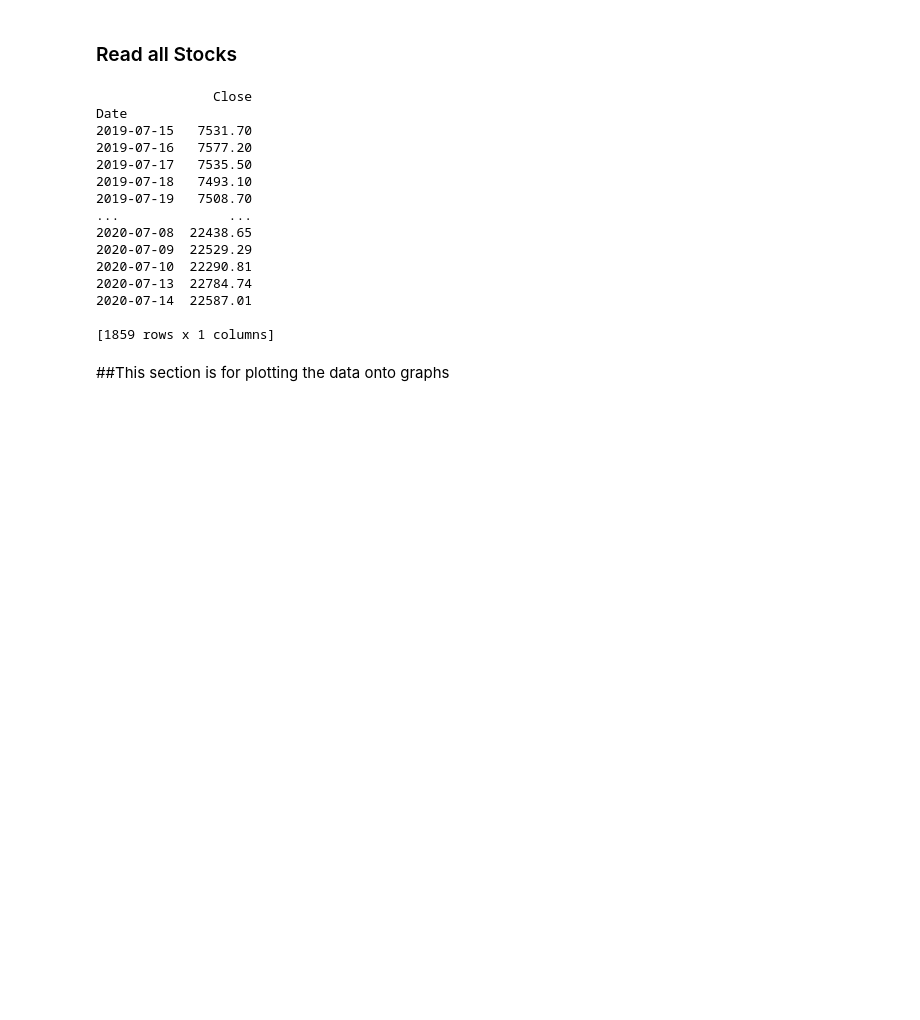
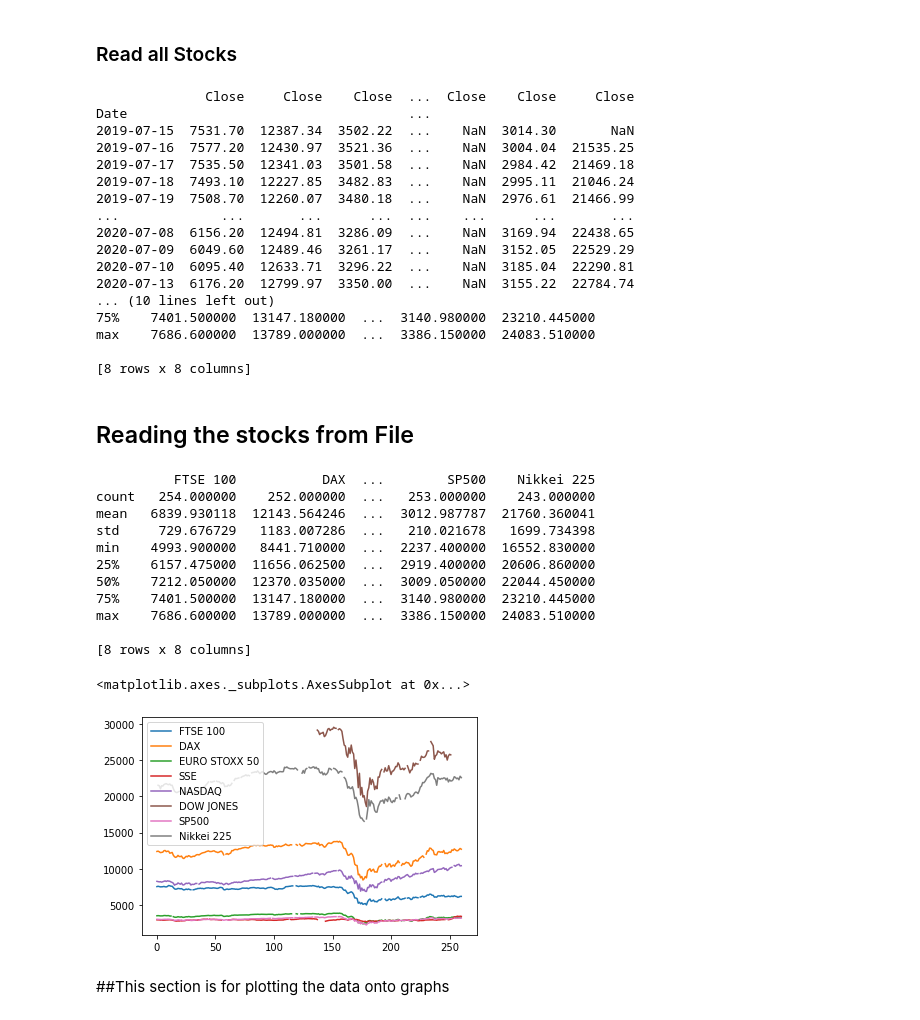
Before and after one commit to UliksSekiraqa/StockMarketAnalysis, a Jupyter notebook: DataAnalysis.ipynb, the cells around one changed output. Drawn from its saved outputs; the diff is of its cells as text; code cells hidden in the pictures; blank space fills up the shorter version.

Commit message:
Added line graphs for Alpha Vantage and yfinance data

```diff
--- a/DataAnalysis.ipynb
+++ b/DataAnalysis.ipynb
@@ -313,7 +353,7 @@ def readAllStocks():
     USA_SP500 = yf.Ticker("^GSPC").history(period="1y")
     nikkei = yf.Ticker("^N225").history(period="1y")
     '''
-       print(ftse.head())
+    print(ftse.head())
     print(dax_germany.head())
     print(euro_stoxx.head())
     print(SSE_data.head())
@@ -324,39 +364,63 @@ def readAllStocks():
     '''
 
 
-    new_df = pd.DataFrame(ftse, columns=["Close"])
-    new1_df = pd.DataFrame(dax_germany, columns=["Close"])
-    new2_df = pd.DataFrame(euro_stoxx, columns=["Close"])
-    new3_df = pd.DataFrame(SSE_data, columns=["Close"])
-    new4_df = pd.DataFrame(USA_NAS, columns=["Close"])
-    new5_df = pd.DataFrame(USA_DJ, columns=["Close"])
-    new6_df = pd.DataFrame(USA_SP500, columns=["Close"])
-    new7_df = pd.DataFrame(nikkei, columns=["Close"])
+    ftseDf = pd.DataFrame(ftse, columns=["Close"])
+    daxDf = pd.DataFrame(dax_germany, columns=["Close"])
+    euroDf = pd.DataFrame(euro_stoxx, columns=["Close"])
+    sseDf = pd.DataFrame(SSE_data, columns=["Close"])
+    nasDf = pd.DataFrame(USA_NAS, columns=["Close"])
+    dowjonesDf = pd.DataFrame(USA_DJ, columns=["Close"])
+    sp500Df = pd.DataFrame(USA_SP500, columns=["Close"])
+    nikkeiDf = pd.DataFrame(nikkei, columns=["Close"])
 
 
-    frames =[new_df,new1_df,new2_df,new3_df,new4_df,new5_df,new6_df,new7_df]
+    #frames =[ftseDf,daxDf,euroDf,sseDf,nasDf,dowjonesDf,sp500Df,nikkeiDf]
+    horizontal_stack = pd.concat([ftseDf, daxDf,euroDf,sseDf,nasDf,dowjonesDf,sp500Df,nikkeiDf], axis=1)
 
-    result = pd.concat(frames)
-    print(result)
-    result.to_csv("result.csv")
-
+    print(horizontal_stack)
+    print (horizontal_stack.describe())
+    #horizontal_stack.to_csv("result.csv")
 
 readAllStocks()
 # %% [output]
-               Close
-Date
-2019-07-15   7531.70
-2019-07-16   7577.20
-2019-07-17   7535.50
-2019-07-18   7493.10
-2019-07-19   7508.70
-...              ...
-2020-07-08  22438.65
-2020-07-09  22529.29
-2020-07-10  22290.81
-2020-07-13  22784.74
-2020-07-14  22587.01
+              Close     Close    Close  ...  Close    Close     Close
+Date                                    ...
+2019-07-15  7531.70  12387.34  3502.22  ...    NaN  3014.30       NaN
+2019-07-16  7577.20  12430.97  3521.36  ...    NaN  3004.04  21535.25
+2019-07-17  7535.50  12341.03  3501.58  ...    NaN  2984.42  21469.18
+2019-07-18  7493.10  12227.85  3482.83  ...    NaN  2995.11  21046.24
+2019-07-19  7508.70  12260.07  3480.18  ...    NaN  2976.61  21466.99
+...             ...       ...      ...  ...    ...      ...       ...
+2020-07-08  6156.20  12494.81  3286.09  ...    NaN  3169.94  22438.65
+2020-07-09  6049.60  12489.46  3261.17  ...    NaN  3152.05  22529.29
+2020-07-10  6095.40  12633.71  3296.22  ...    NaN  3185.04  22290.81
+2020-07-13  6176.20  12799.97  3350.00  ...    NaN  3155.22  22784.74
+... (10 lines left out)
+75%    7401.500000  13147.180000  ...  3140.980000  23210.445000
+max    7686.600000  13789.000000  ...  3386.150000  24083.510000
 
-[1859 rows x 1 columns]
+[8 rows x 8 columns]
+# %% [markdown]
+## Reading the stocks from File
+# %%
+df = pd.read_csv("result.csv")
+#print(df.head())
+#print(df.columns)
+print(df.describe())
+df.plot()
+# %% [output]
+          FTSE 100           DAX  ...        SP500    Nikkei 225
+count   254.000000    252.000000  ...   253.000000    243.000000
+mean   6839.930118  12143.564246  ...  3012.987787  21760.360041
+std     729.676729   1183.007286  ...   210.021678   1699.734398
+min    4993.900000   8441.710000  ...  2237.400000  16552.830000
+25%    6157.475000  11656.062500  ...  2919.400000  20606.860000
+50%    7212.050000  12370.035000  ...  3009.050000  22044.450000
+75%    7401.500000  13147.180000  ...  3140.980000  23210.445000
+max    7686.600000  13789.000000  ...  3386.150000  24083.510000
+
+[8 rows x 8 columns]
+<matplotlib.axes._subplots.AxesSubplot at 0x...>
+[figure, added]
 # %% [markdown]
 ##This section is for plotting the data onto graphs
```
Also changed, not shown: parts of 19 cells of this notebook.
